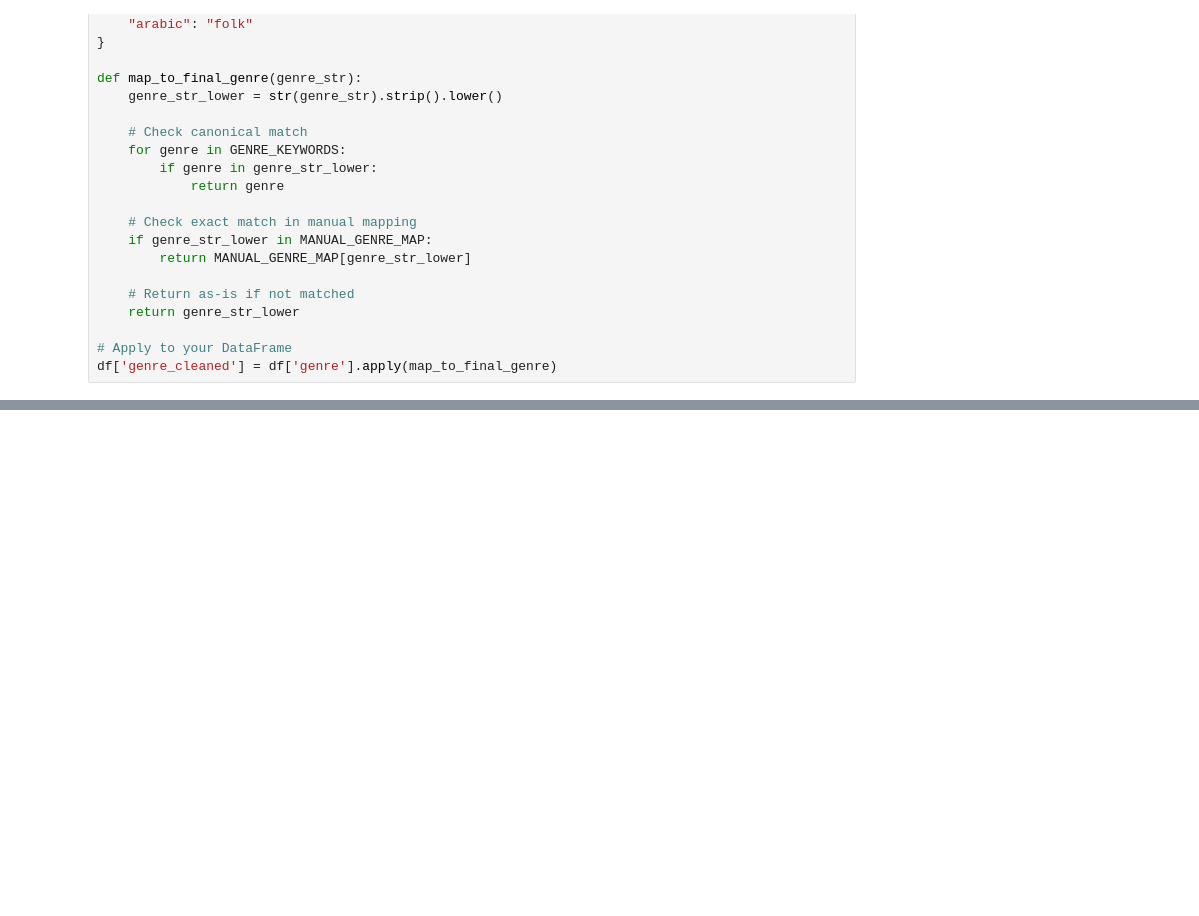
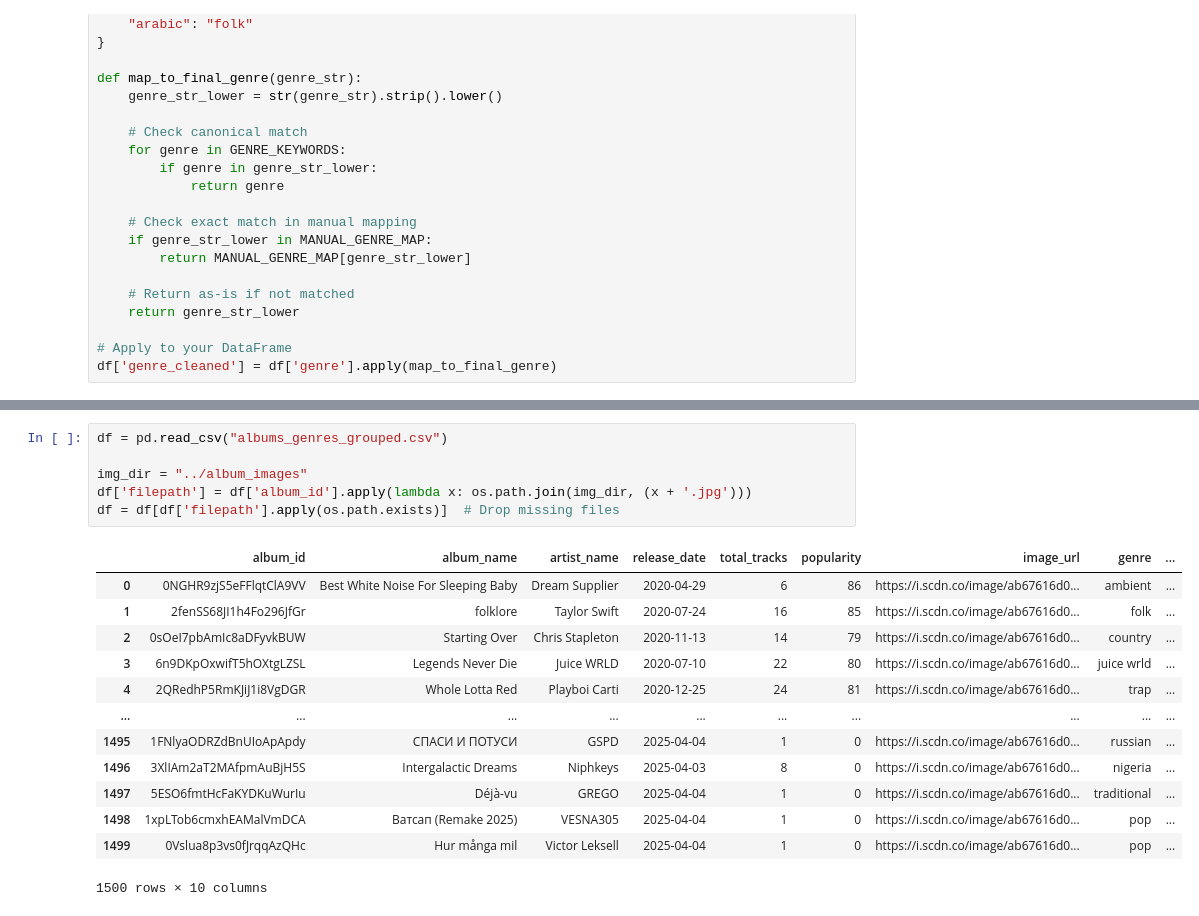
Before and after one commit to marie-vaughan/6600_final_project, a Jupyter notebook: untrained_cnn.ipynb, the cells around one changed output, grey strips where cells are left out. Cells and saved outputs as stored; diff of their text form; blank space fills up the shorter version.

Commit message:
better genre groupings and basics for untrained cnn

```diff
--- a/untrained_cnn.ipynb
+++ b/untrained_cnn.ipynb
@@ -151,0 +211,20 @@ df.to_csv('albums_genres_grouped.csv')
+# %%
+df = pd.read_csv("albums_genres_grouped.csv")
+
+img_dir = "../album_images"
+df['filepath'] = df['album_id'].apply(lambda x: os.path.join(img_dir, (x + '.jpg')))
+df = df[df['filepath'].apply(os.path.exists)]  # Drop missing files
+# %% [output]
+|  | album_id | album_name | artist_name | release_date | total_tracks | popularity | image_url | genre | ... |
+| 0 | 0NGHR9zjS5eFFlqtClA9VV | Best White Noise For Sleeping Baby | Dream Supplier | 2020-04-29 | 6 | 86 | https://i.scdn.co/image/ab67616d0... | ambient | ... |
+| 1 | 2fenSS68JI1h4Fo296JfGr | folklore | Taylor Swift | 2020-07-24 | 16 | 85 | https://i.scdn.co/image/ab67616d0... | folk | ... |
+| 2 | 0sOeI7pbAmIc8aDFyvkBUW | Starting Over | Chris Stapleton | 2020-11-13 | 14 | 79 | https://i.scdn.co/image/ab67616d0... | country | ... |
+| 3 | 6n9DKpOxwifT5hOXtgLZSL | Legends Never Die | Juice WRLD | 2020-07-10 | 22 | 80 | https://i.scdn.co/image/ab67616d0... | juice wrld | ... |
+| 4 | 2QRedhP5RmKJiJ1i8VgDGR | Whole Lotta Red | Playboi Carti | 2020-12-25 | 24 | 81 | https://i.scdn.co/image/ab67616d0... | trap | ... |
+| ... | ... | ... | ... | ... | ... | ... | ... | ... | ... |
+| 1495 | 1FNlyaODRZdBnUIoApApdy | СПАСИ И ПОТУСИ | GSPD | 2025-04-04 | 1 | 0 | https://i.scdn.co/image/ab67616d0... | russian | ... |
+| 1496 | 3XlIAm2aT2MAfpmAuBjH5S | Intergalactic Dreams | Niphkeys | 2025-04-03 | 8 | 0 | https://i.scdn.co/image/ab67616d0... | nigeria | ... |
+| 1497 | 5ESO6fmtHcFaKYDKuWurIu | Déjà-vu | GREGO | 2025-04-04 | 1 | 0 | https://i.scdn.co/image/ab67616d0... | traditional | ... |
+| 1498 | 1xpLTob6cmxhEAMalVmDCA | Ватсап (Remake 2025) | VESNA305 | 2025-04-04 | 1 | 0 | https://i.scdn.co/image/ab67616d0... | pop | ... |
+| 1499 | 0Vslua8p3vs0fJrqqAzQHc | Hur många mil | Victor Leksell | 2025-04-04 | 1 | 0 | https://i.scdn.co/image/ab67616d0... | pop | ... |
+1500 rows × 10 columns
```
Also changed, not shown: parts of 12 cells of this notebook, 1 other file.
